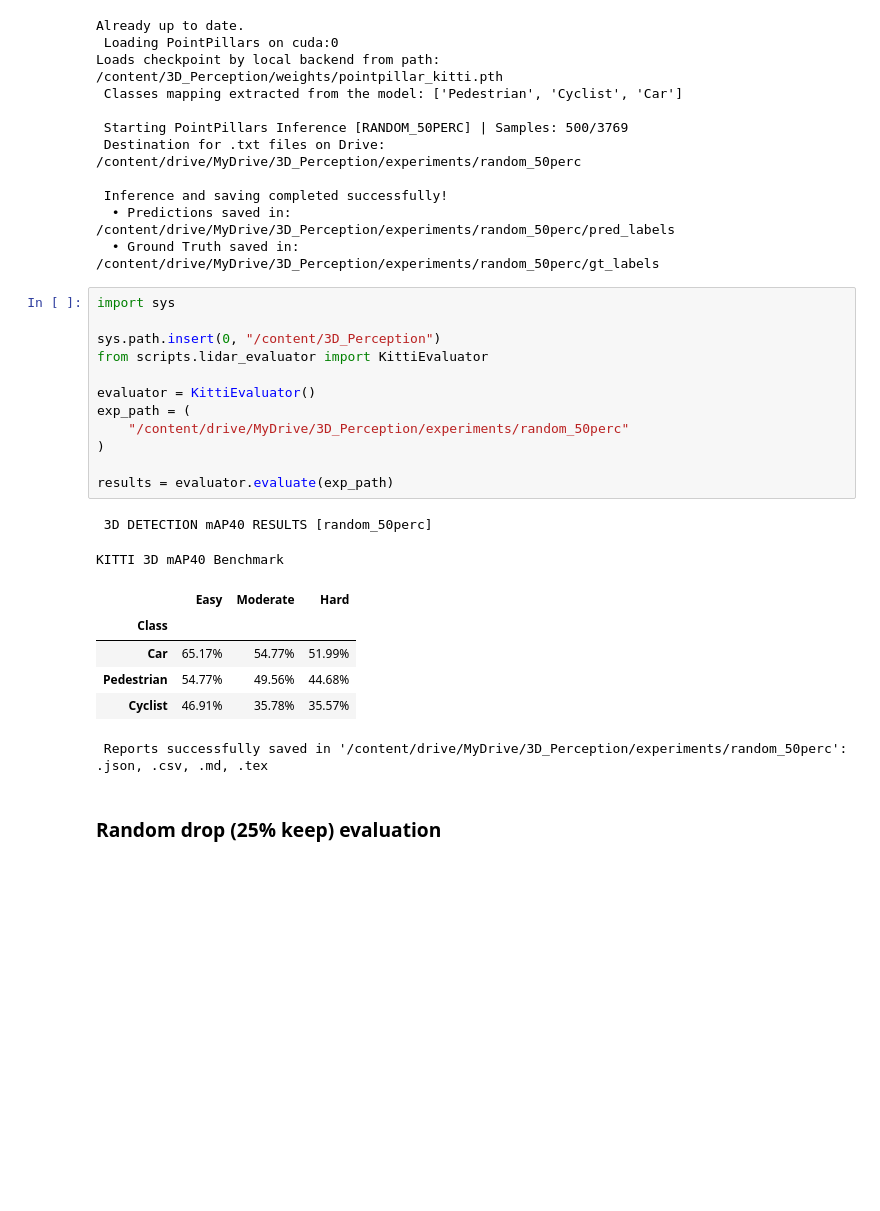
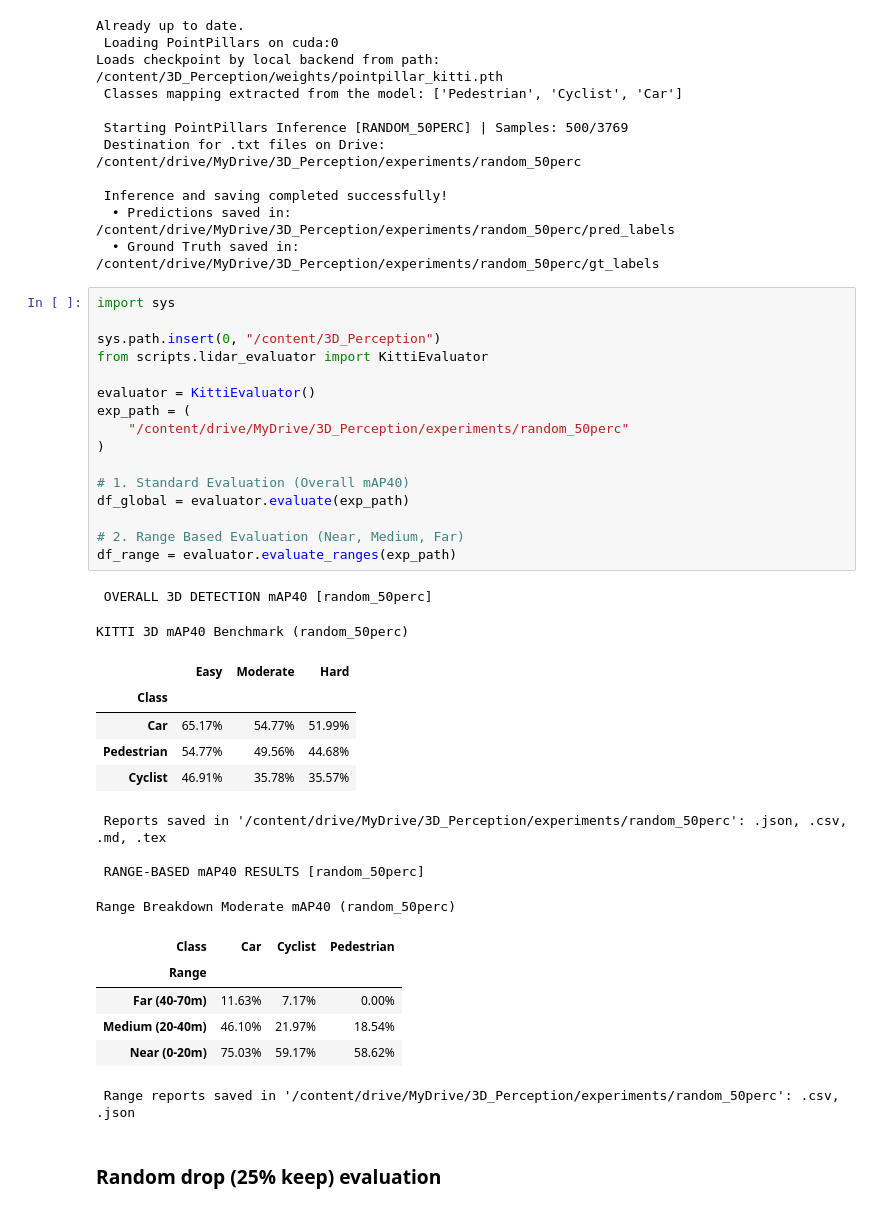
Before and after one commit to giacomosalvatori03/3D_Perception, a Jupyter notebook: notebooks/01_lidar_degradation.ipynb, the cells around one changed output. Saved outputs shown, nothing was run; the diff lists cells and outputs as text; blank space fills up the shorter version.

```diff
--- a/notebooks/01_lidar_degradation.ipynb
+++ b/notebooks/01_lidar_degradation.ipynb
@@ -194,24 +228,37 @@ Loads checkpoint by local backend from path: /content/3D_Perception/weights/poin
 # %%
 import sys
 
 sys.path.insert(0, "/content/3D_Perception")
 from scripts.lidar_evaluator import KittiEvaluator
 
 evaluator = KittiEvaluator()
 exp_path = (
     "/content/drive/MyDrive/3D_Perception/experiments/random_50perc"
 )
 
-results = evaluator.evaluate(exp_path)
+# 1. Standard Evaluation (Overall mAP40)
+df_global = evaluator.evaluate(exp_path)
+
+# 2. Range Based Evaluation (Near, Medium, Far)
+df_range = evaluator.evaluate_ranges(exp_path)
 # %% [output]
- 3D DETECTION mAP40 RESULTS [random_50perc]
+ OVERALL 3D DETECTION mAP40 [random_50perc]
-KITTI 3D mAP40 Benchmark
+KITTI 3D mAP40 Benchmark (random_50perc)
 |  | Easy | Moderate | Hard |
 | Class |  |  |  |
 | Car | 65.17% | 54.77% | 51.99% |
 | Pedestrian | 54.77% | 49.56% | 44.68% |
 | Cyclist | 46.91% | 35.78% | 35.57% |
- Reports successfully saved in '/content/drive/MyDrive/3D_Perception/experiments/random_50perc': .json, .csv, .md, .tex
+ Reports saved in '/content/drive/MyDrive/3D_Perception/experiments/random_50perc': .json, .csv, .md, .tex
+
+ RANGE-BASED mAP40 RESULTS [random_50perc]
+Range Breakdown Moderate mAP40 (random_50perc)
+| Class | Car | Cyclist | Pedestrian |
+| Range |  |  |  |
+| Far (40-70m) | 11.63% | 7.17% | 0.00% |
+| Medium (20-40m) | 46.10% | 21.97% | 18.54% |
+| Near (0-20m) | 75.03% | 59.17% | 58.62% |
+ Range reports saved in '/content/drive/MyDrive/3D_Perception/experiments/random_50perc': .csv, .json
 # %% [markdown]
 ### Random drop (25% keep) evaluation
 # %%
```
Also changed, not shown: parts of 4 cells of this notebook, 1 other file.
